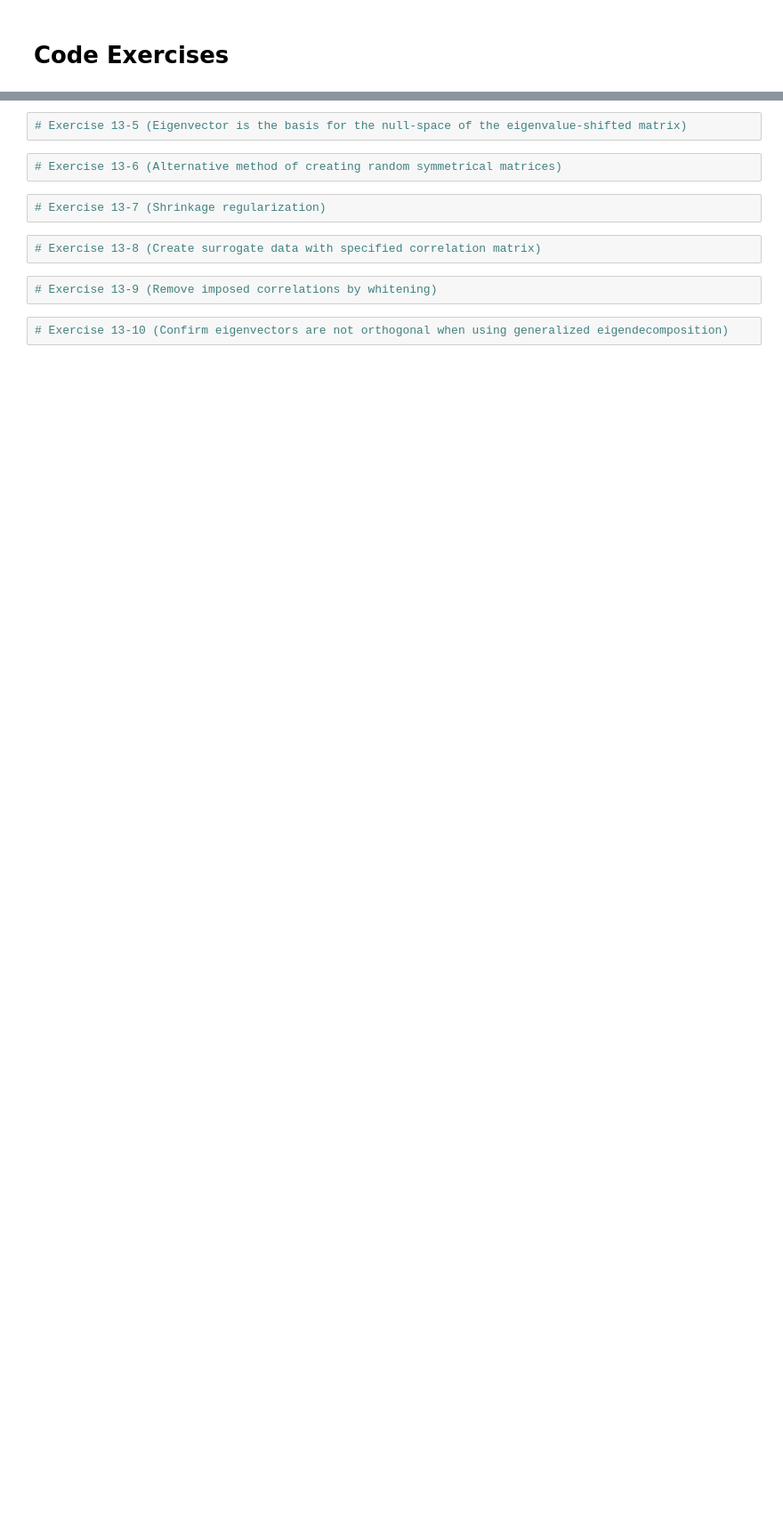
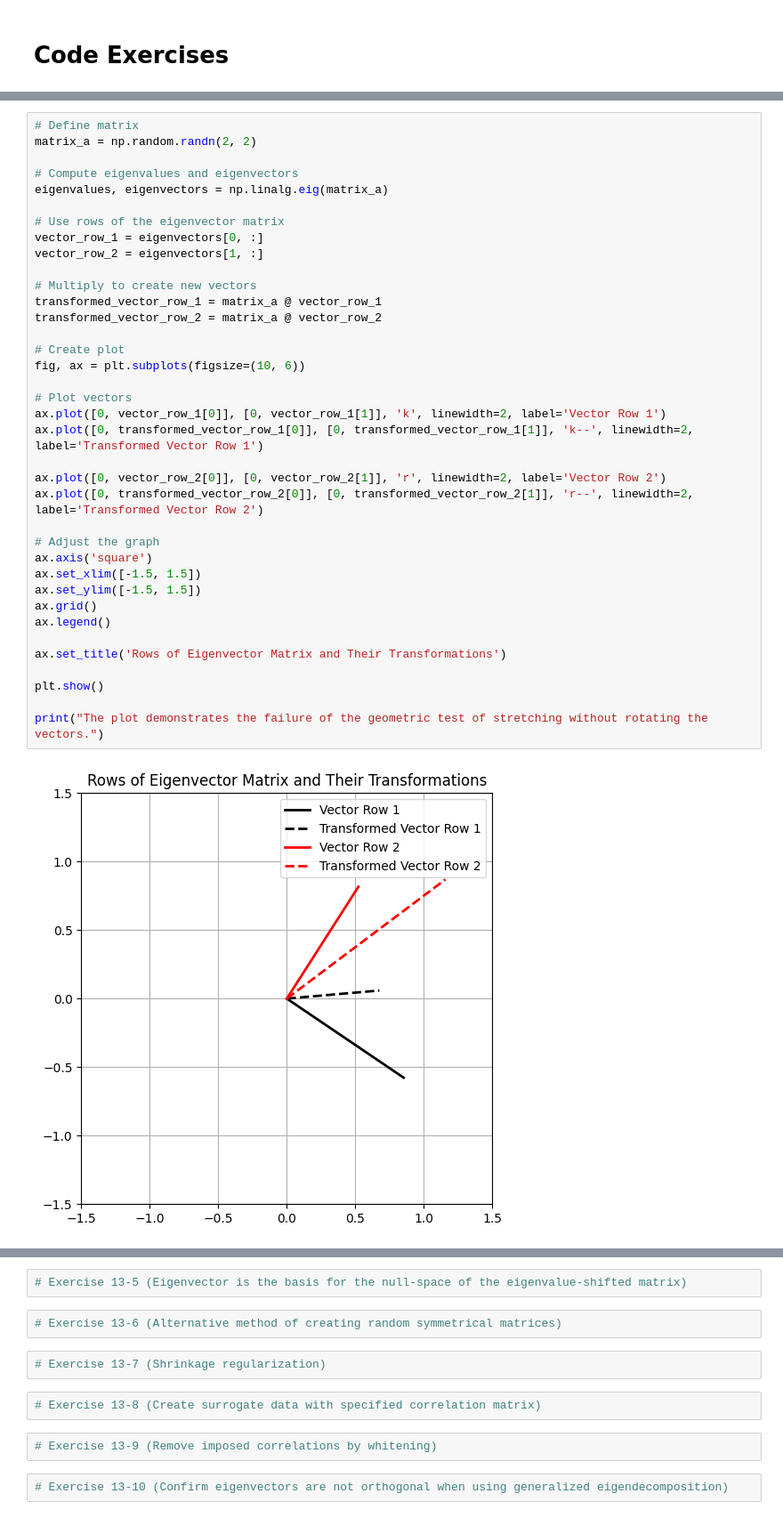
Before and after one commit to MiesnerJacob/practical-linear-algebra-for-data-science, a Jupyter notebook: 13-eigendecomposition.ipynb, the cells around one changed output, grey strips where cells are left out. Shown at 89% size. Drawn from its saved outputs; the diff is of its cells as text; blank space fills up the shorter version.

```diff
--- a/13-eigendecomposition.ipynb
+++ b/13-eigendecomposition.ipynb
@@ -122,0 +131,39 @@ Eigenvectors: [[ 0.31  0.34 -0.08 -0.25]
+# %%
+# Define matrix
+matrix_a = np.random.randn(2, 2)
+
+# Compute eigenvalues and eigenvectors
+eigenvalues, eigenvectors = np.linalg.eig(matrix_a)
+
+# Use rows of the eigenvector matrix
+vector_row_1 = eigenvectors[0, :]
+vector_row_2 = eigenvectors[1, :]
+
+# Multiply to create new vectors
+transformed_vector_row_1 = matrix_a @ vector_row_1
+transformed_vector_row_2 = matrix_a @ vector_row_2
+
+# Create plot
+fig, ax = plt.subplots(figsize=(10, 6))
+
+# Plot vectors
+ax.plot([0, vector_row_1[0]], [0, vector_row_1[1]], 'k', linewidth=2, label='Vector Row 1')
+ax.plot([0, transformed_vector_row_1[0]], [0, transformed_vector_row_1[1]], 'k--', linewidth=2, label='Transformed Vector Row 1')
+
+ax.plot([0, vector_row_2[0]], [0, vector_row_2[1]], 'r', linewidth=2, label='Vector Row 2')
+ax.plot([0, transformed_vector_row_2[0]], [0, transformed_vector_row_2[1]], 'r--', linewidth=2, label='Transformed Vector Row 2')
+
+# Adjust the graph
+ax.axis('square')
+ax.set_xlim([-1.5, 1.5])
+ax.set_ylim([-1.5, 1.5])
+ax.grid()
+ax.legend()
+
+ax.set_title('Rows of Eigenvector Matrix and Their Transformations')
+
+plt.show()
+
+print("The plot demonstrates the failure of the geometric test of stretching without rotating the vectors.")
+# %% [output]
+[figure, added]
```
Also changed, not shown: parts of 8 cells of this notebook.
